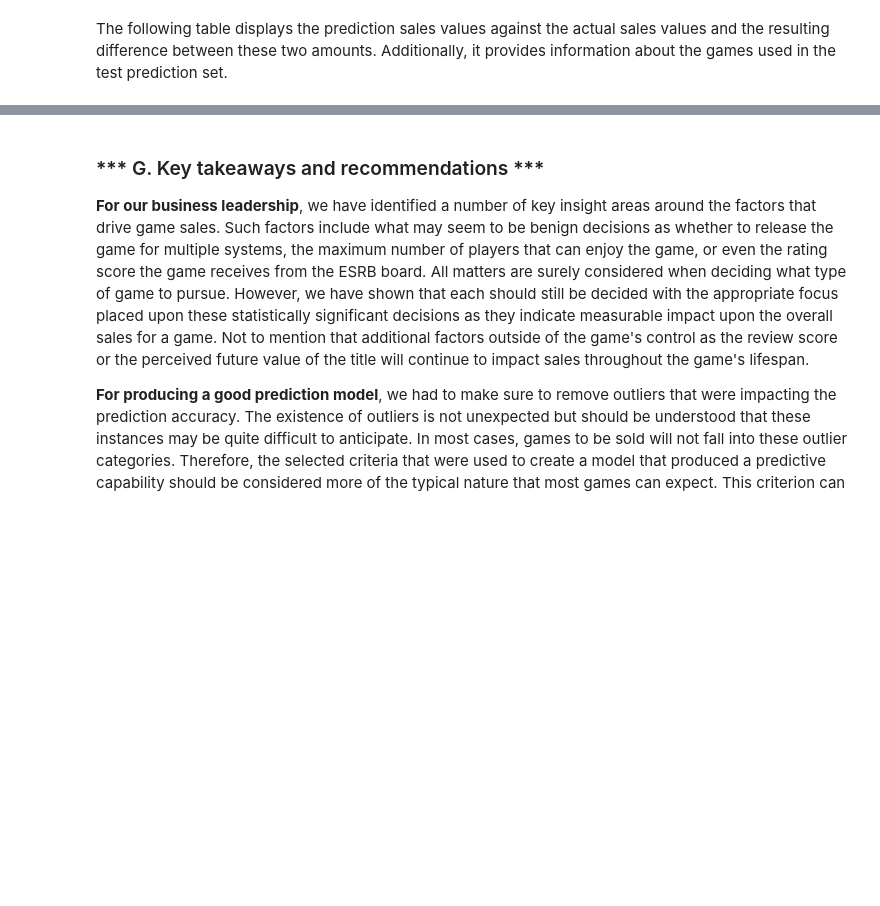
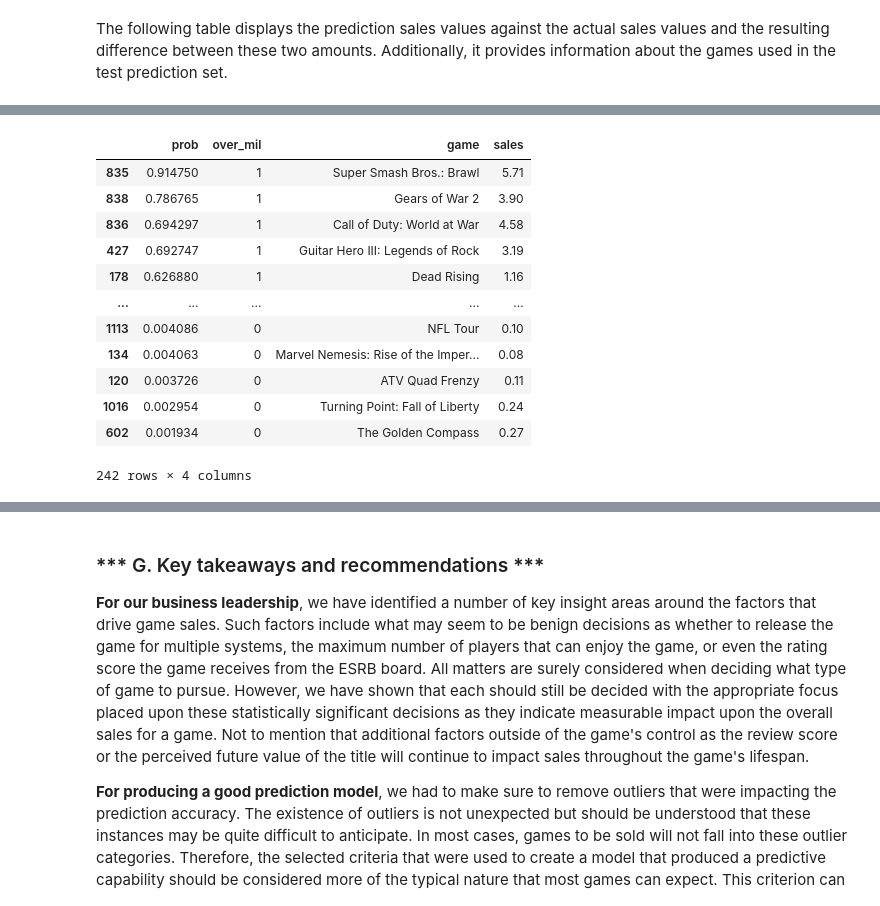
Before and after one commit to johnnystrada/dataprojects, a Jupyter notebook: VideoGameSalesPrediction.ipynb, the cells around one changed output, grey strips where cells are left out. Saved outputs shown, nothing was run; the diff lists cells and outputs as text; code cells hidden in the pictures; blank space fills up the shorter version.

```diff
--- a/VideoGameSalesPrediction.ipynb
+++ b/VideoGameSalesPrediction.ipynb
@@ -1405,0 +1482,21 @@ prediction_results.merge(df['game'], left_index=True, right_index=True).merge(df
+# %%
+df_prob = pd.Series(pY_prob_l1)
+df_prob = pd.DataFrame(df_prob, columns=['prob'])
+df_pred = pd.DataFrame(pY_l1, columns=['over_mil'])
+prediction_results =df_prob.merge(df_pred['over_mil'], left_index=True, right_index=True)
+prediction_results = prediction_results.merge(df['game'], left_index=True, right_index=True).merge(df['sales'], left_index=True, right_index=True)
+prediction_results.sort_values(['prob'], ascending=False)
+# %% [output]
+|  | prob | over_mil | game | sales |
+| 835 | 0.914750 | 1 | Super Smash Bros.: Brawl | 5.71 |
+| 838 | 0.786765 | 1 | Gears of War 2 | 3.90 |
+| 836 | 0.694297 | 1 | Call of Duty: World at War | 4.58 |
+| 427 | 0.692747 | 1 | Guitar Hero III: Legends of Rock | 3.19 |
+| 178 | 0.626880 | 1 | Dead Rising | 1.16 |
+| ... | ... | ... | ... | ... |
+| 1113 | 0.004086 | 0 | NFL Tour | 0.10 |
+| 134 | 0.004063 | 0 | Marvel Nemesis: Rise of the Imper... | 0.08 |
+| 120 | 0.003726 | 0 | ATV Quad Frenzy | 0.11 |
+| 1016 | 0.002954 | 0 | Turning Point: Fall of Liberty | 0.24 |
+| 602 | 0.001934 | 0 | The Golden Compass | 0.27 |
+242 rows × 4 columns
```
Also changed, not shown: parts of 39 cells of this notebook.
